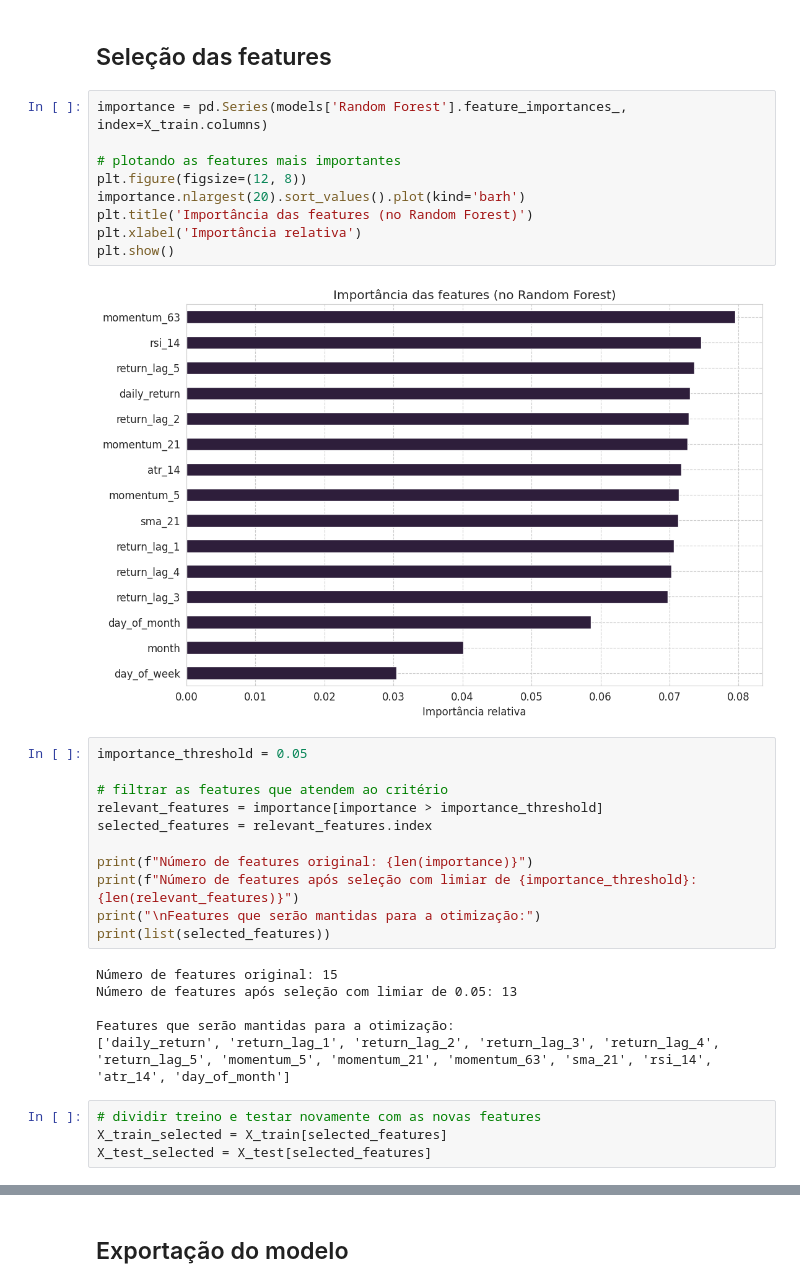
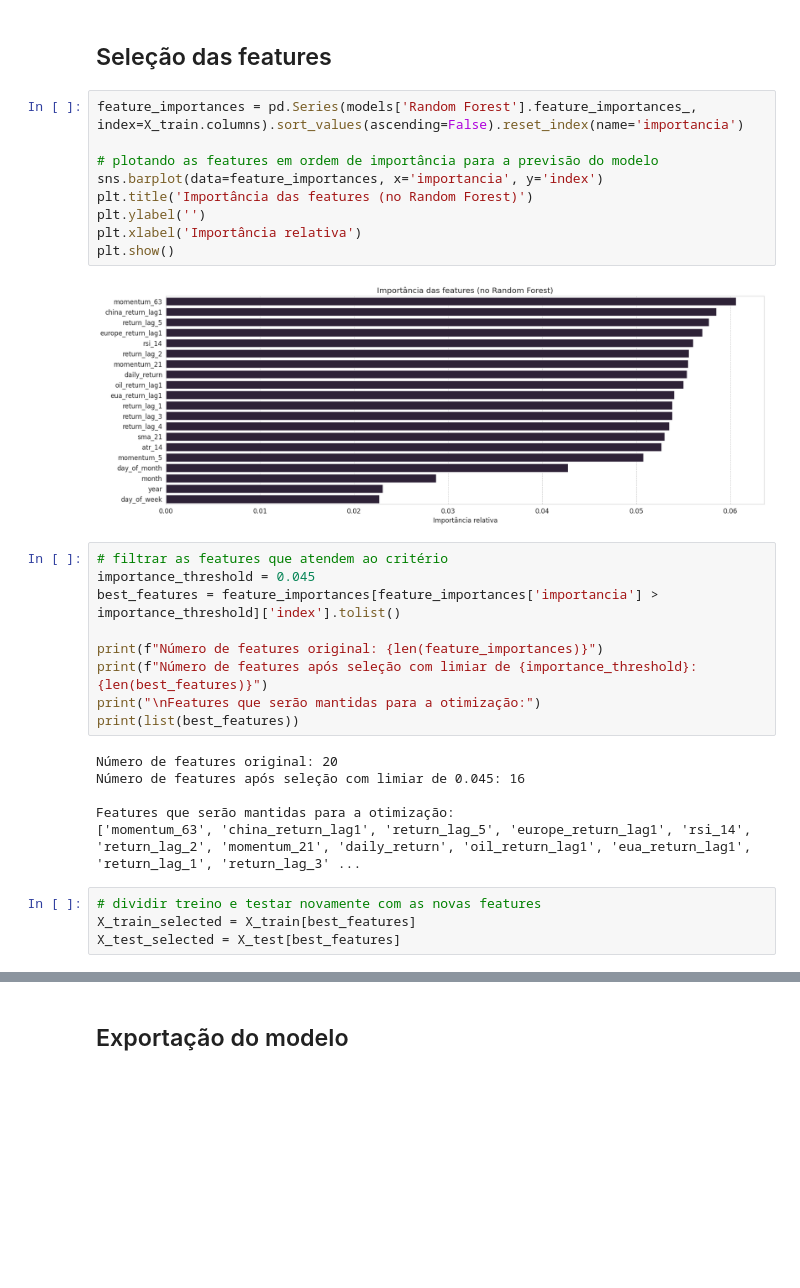
Before and after one commit to JacksonvBarbosa/Analise_Indice_Ibovespa, a Jupyter notebook: notebooks/03-modeling-and-evaluation-notebook copy.ipynb, the cells around one changed output, grey strips where cells are left out. Cells and saved outputs as stored; diff of their text form; blank space fills up the shorter version.

```diff
--- a/notebooks/03-modeling-and-evaluation-notebook copy.ipynb
+++ b/notebooks/03-modeling-and-evaluation-notebook copy.ipynb
@@ -166,35 +144,33 @@ Média da acurácia na validação: 50.64%
 # %% [markdown]
 ## Seleção das features
-# %%
-importance = pd.Series(models['Random Forest'].feature_importances_, index=X_train.columns)
-
-# plotando as features mais importantes
-plt.figure(figsize=(12, 8))
-importance.nlargest(20).sort_values().plot(kind='barh')
-plt.title('Importância das features (no Random Forest)')
-plt.xlabel('Importância relativa')
-plt.show()
-# %% [output]
-[figure, removed]
+# %%
+feature_importances = pd.Series(models['Random Forest'].feature_importances_, index=X_train.columns).sort_values(ascending=False).reset_index(name='importancia')
+
+# plotando as features em ordem de importância para a previsão do modelo
+sns.barplot(data=feature_importances, x='importancia', y='index')
+plt.title('Importância das features (no Random Forest)')
+plt.ylabel('')
+plt.xlabel('Importância relativa')
+plt.show()
+# %% [output]
+[figure, added]
 # %%
-importance_threshold = 0.05
+# filtrar as features que atendem ao critério
+importance_threshold = 0.045
+best_features = feature_importances[feature_importances['importancia'] > importance_threshold]['index'].tolist()
 
-# filtrar as features que atendem ao critério
-relevant_features = importance[importance > importance_threshold]
-selected_features = relevant_features.index
-
-print(f"Número de features original: {len(importance)}")
-print(f"Número de features após seleção com limiar de {importance_threshold}: {len(relevant_features)}")
+print(f"Número de features original: {len(feature_importances)}")
+print(f"Número de features após seleção com limiar de {importance_threshold}: {len(best_features)}")
 print("\nFeatures que serão mantidas para a otimização:")
-print(list(selected_features))
+print(list(best_features))
 # %% [output]
-Número de features original: 15
-Número de features após seleção com limiar de 0.05: 13
+Número de features original: 20
+Número de features após seleção com limiar de 0.045: 16
 
 Features que serão mantidas para a otimização:
-['daily_return', 'return_lag_1', 'return_lag_2', 'return_lag_3', 'return_lag_4', 'return_lag_5', 'momentum_5', 'momentum_21', 'momentum_63', 'sma_21', 'rsi_14', 'atr_14', 'day_of_month']
+['momentum_63', 'china_return_lag1', 'return_lag_5', 'europe_return_lag1', 'rsi_14', 'return_lag_2', 'momentum_21', 'daily_return', 'oil_return_lag1', 'eua_return_lag1', 'return_lag_1', 'return_lag_3' ...
 # %%
 # dividir treino e testar novamente com as novas features
-X_train_selected = X_train[selected_features]
-X_test_selected = X_test[selected_features]
+X_train_selected = X_train[best_features]
+X_test_selected = X_test[best_features]
 # %% [markdown]
```
Also changed, not shown: parts of 17 cells of this notebook, 6 other files.
